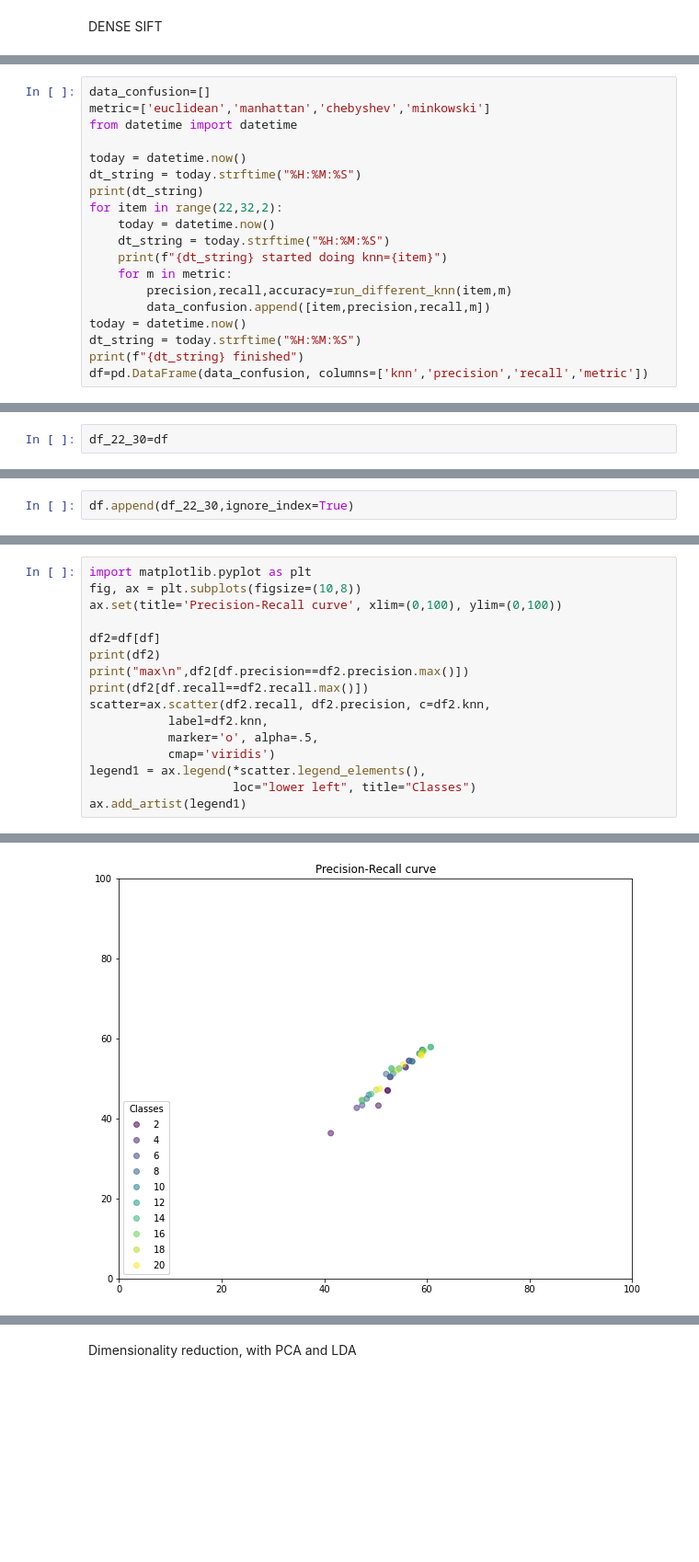
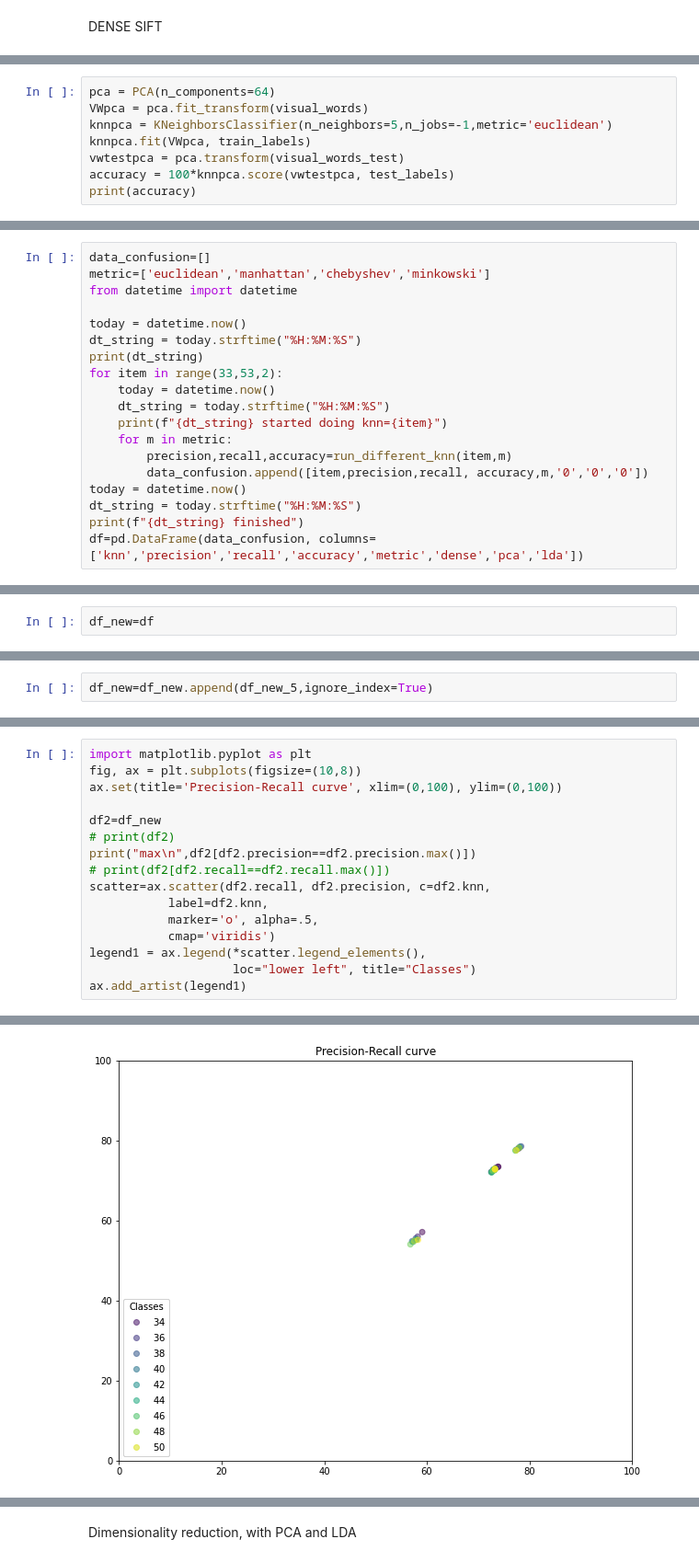
Before and after one commit to StanleyAlbayeros/MCV-M3-MLCV-G02, a Jupyter notebook: BagofVisualWords.ipynb, the cells around one changed output, grey strips where cells are left out. Shown: that part at 92% size. Drawn from its saved outputs; the diff is of its cells as text; blank space fills up the shorter version.

Commit message:
Add files via upload
dense sift and data files

```diff
--- a/BagofVisualWords.ipynb
+++ b/BagofVisualWords.ipynb
@@ -172,0 +166,8 @@ print(h)
+# %%
+pca = PCA(n_components=64)
+VWpca = pca.fit_transform(visual_words)
+knnpca = KNeighborsClassifier(n_neighbors=5,n_jobs=-1,metric='euclidean')
+knnpca.fit(VWpca, train_labels)
+vwtestpca = pca.transform(visual_words_test)
+accuracy = 100*knnpca.score(vwtestpca, test_labels)
+print(accuracy)
@@ -178,15 +210,15 @@ from datetime import datetime
 today = datetime.now()
 dt_string = today.strftime("%H:%M:%S")
 print(dt_string)
-for item in range(22,32,2):
+for item in range(33,53,2):
     today = datetime.now()
     dt_string = today.strftime("%H:%M:%S")
     print(f"{dt_string} started doing knn={item}")
     for m in metric:
         precision,recall,accuracy=run_different_knn(item,m)
-        data_confusion.append([item,precision,recall,m])
+        data_confusion.append([item,precision,recall, accuracy,m,'0','0','0'])
 today = datetime.now()
 dt_string = today.strftime("%H:%M:%S")
 print(f"{dt_string} finished")
-df=pd.DataFrame(data_confusion, columns=['knn','precision','recall','metric'])
+df=pd.DataFrame(data_confusion, columns=['knn','precision','recall','accuracy','metric','dense','pca','lda'])
 # %% [output]
@@ -200,2 +254,2 @@ df=pd.DataFrame(data_confusion, columns=['knn','precision','recall','metric'])
 # %%
-df_22_30=df
+df_new=df
@@ -207,2 +260,2 @@ df=df.append(df_2_20,ignore_index=True)
 # %%
-df.append(df_22_30,ignore_index=True)
+df_new=df_new.append(df_new_5,ignore_index=True)
@@ -237,10 +290,10 @@ import matplotlib.pyplot as plt
 fig, ax = plt.subplots(figsize=(10,8))
 ax.set(title='Precision-Recall curve', xlim=(0,100), ylim=(0,100))
 
-df2=df[df]
-print(df2)
-print("max\n",df2[df.precision==df2.precision.max()])
-print(df2[df.recall==df2.recall.max()])
+df2=df_new
+# print(df2)
+print("max\n",df2[df2.precision==df2.precision.max()])
+# print(df2[df2.recall==df2.recall.max()])
 scatter=ax.scatter(df2.recall, df2.precision, c=df2.knn,
            label=df2.knn,
            marker='o', alpha=.5,
@@ -269,2 +308,2 @@ ax.add_artist(legend1)
 <matplotlib.legend.Legend at 0x...>
-[figure, old version]
+[figure, new version]
```
Also changed, not shown: parts of 28 cells of this notebook, 7 other files.
